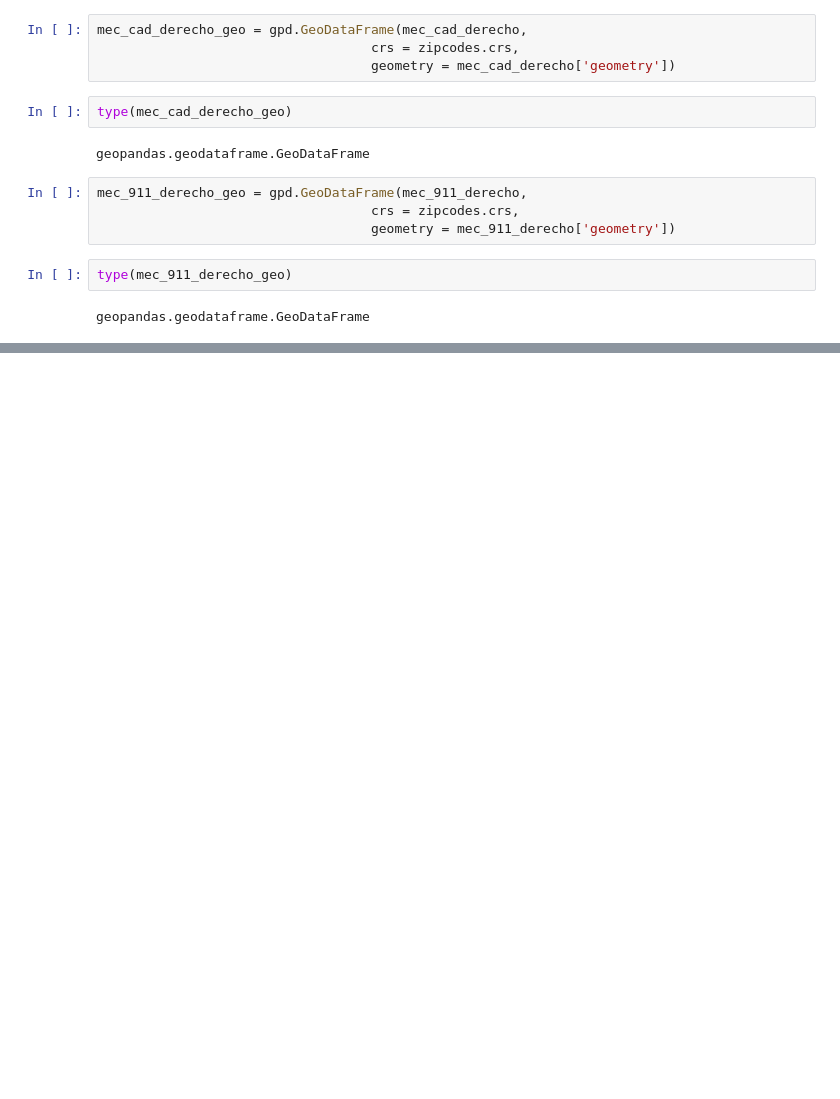
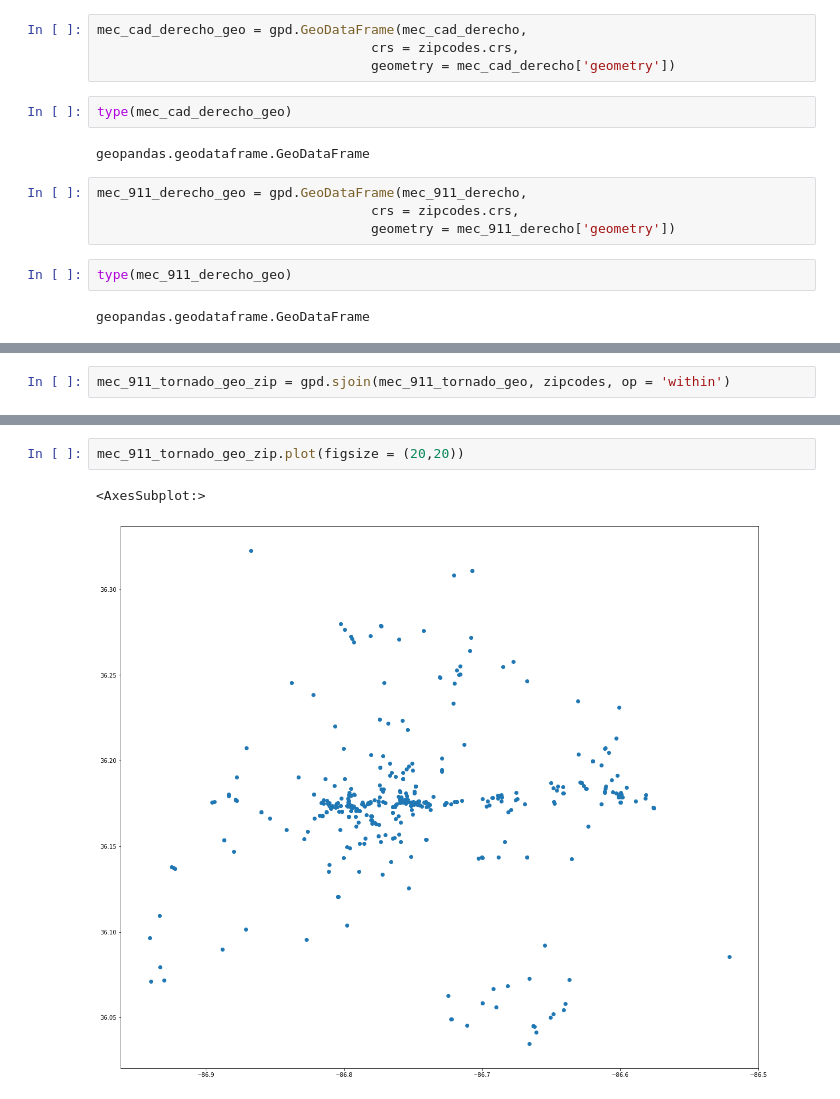
Before and after one commit to MrBardot/NSS-DDA2-metro-nashville-emergency, a Jupyter notebook: Untitled Folder/metro_comm_posey.ipynb, the cells around one changed output, grey strips where cells are left out. Cells and saved outputs as stored; diff of their text form; blank space fills up the shorter version.

Commit message:
added preliminary visual

```diff
--- a/Untitled Folder/metro_comm_posey.ipynb
+++ b/Untitled Folder/metro_comm_posey.ipynb
@@ -486,0 +519,2 @@ geopandas.geodataframe.GeoDataFrame
+# %%
+mec_911_tornado_geo_zip = gpd.sjoin(mec_911_tornado_geo, zipcodes, op = 'within')
@@ -486,0 +616,5 @@ geopandas.geodataframe.GeoDataFrame
+# %%
+mec_911_tornado_geo_zip.plot(figsize = (20,20))
+# %% [output]
+<AxesSubplot:>
+[figure, added]
```
Also changed, not shown: parts of 29 cells of this notebook.
